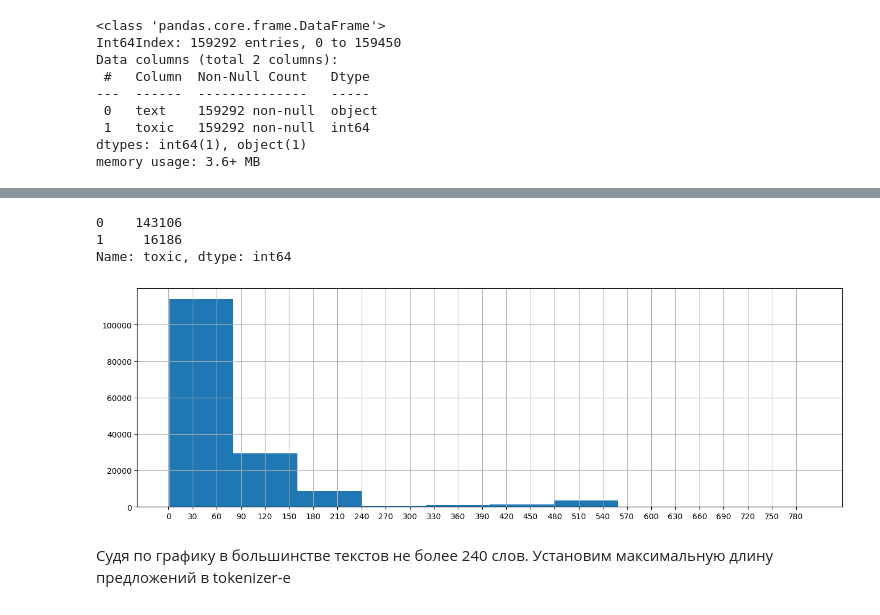
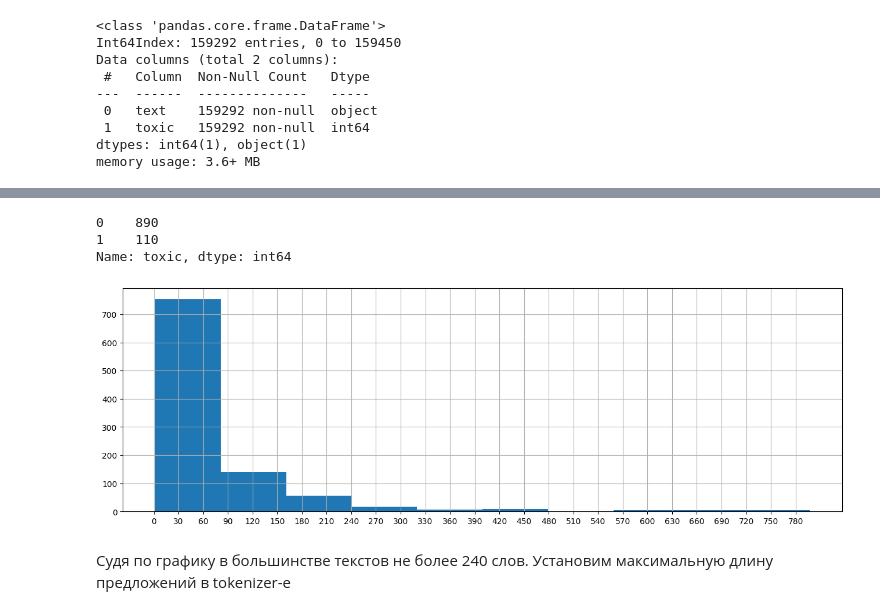
Before and after one commit to kirillva/yandex-bert, a Jupyter notebook: b5043e21-eb29-4816-998f-f4795dd04686.ipynb, the cells around one changed output, grey strips where cells are left out. Drawn from its saved outputs; the diff is of its cells as text; code cells hidden in the pictures.

```diff
--- a/b5043e21-eb29-4816-998f-f4795dd04686.ipynb
+++ b/b5043e21-eb29-4816-998f-f4795dd04686.ipynb
@@ -104,7 +96,7 @@ Data columns (total 2 columns):
 dtypes: int64(1), object(1)
 memory usage: 3.6+ MB
 # %%
-df = df.sample(10000, random_state=12345)
+df = df.sample(1000, random_state=12345)
 # %%
 def clear_text(text, re):
     return " ".join(re.sub(r"[^a-zA-Z ']", ' ', text).split()).lower()
@@ -117,20 +121,20 @@ display(df)
 # %%
 df['toxic'].value_counts()
 # %% [output]
-0    143106
-1     16186
+0    890
+1    110
 Name: toxic, dtype: int64
 # %%
 word_len = df['text'].str.split().str.len()
 # %%
 fig, ax = plt.subplots(figsize=(16,5))
-plt.hist(word_len[word_len])
+plt.hist(word_len[word_len < 800])
 plt.grid()
 plt.xticks(range(0, 800, 30))
 plt.show()
 None
 # %% [output]
-[figure, old version]
+[figure, new version]
 # %% [markdown]
 Судя по графику в большинстве текстов не более 240 слов. Установим максимальную длину предложений в tokenizer-е
 # %%
```
Also changed, not shown: parts of 19 cells of this notebook.
